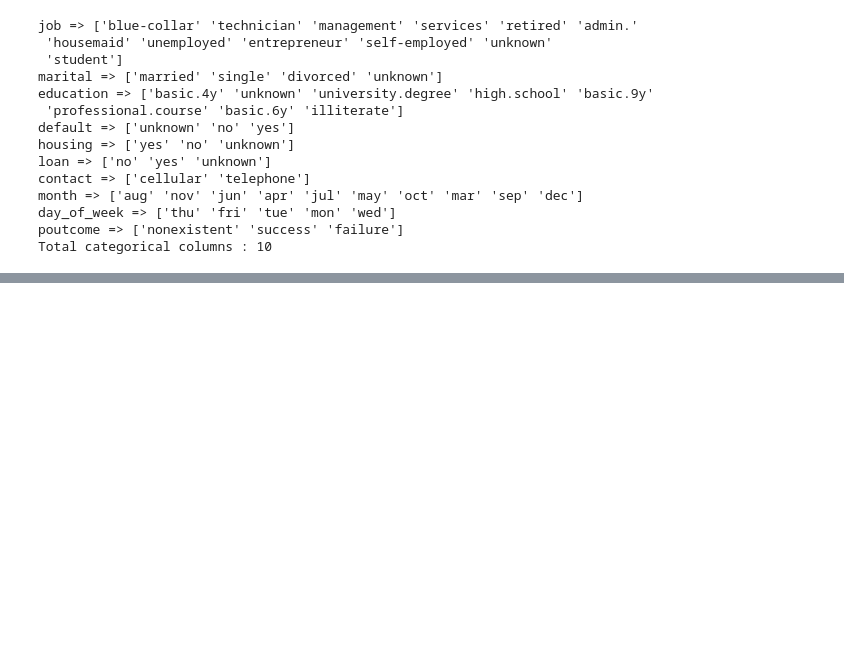
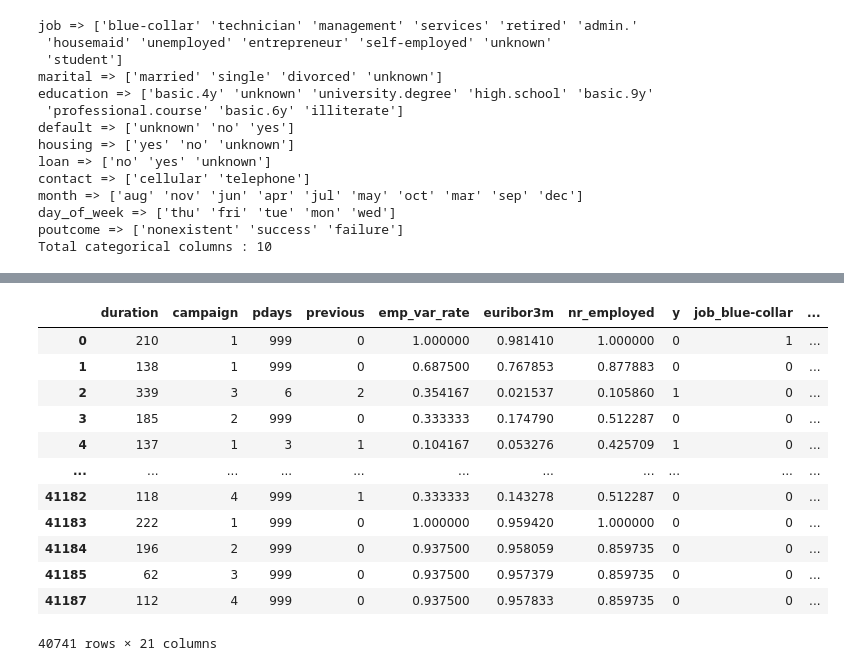
Before and after one commit to VavRe/data-mining-ut, a Jupyter notebook: Final/Campaign_Model.ipynb, the cells around one changed output, grey strips where cells are left out. Saved outputs shown, nothing was run; the diff lists cells and outputs as text; code cells hidden in the pictures; blank space fills up the shorter version.

```diff
--- a/Final/Campaign_Model.ipynb
+++ b/Final/Campaign_Model.ipynb
@@ -178,0 +168,3 @@ memory usage: 6.8 MB
+# %%
+# OneHot Encode categorical data and drop the first column of each categorical data
+df = pd.get_dummies(df, columns=['job', 'marital', 'education', 'default', 'housing', 'loan', 'contact', 'month', 'day_of_week', 'poutcome'], drop_first=True)
@@ -178,0 +239,21 @@ memory usage: 6.8 MB
+# %%
+# Delete the columns that are not in the best_cols
+for col in df.columns:
+    if col not in best_cols and col != 'y':
+        df.drop(col, axis=1, inplace=True)
+
+df
+# %% [output]
+|  | duration | campaign | pdays | previous | emp_var_rate | euribor3m | nr_employed | y | job_blue-collar | ... |
+| 0 | 210 | 1 | 999 | 0 | 1.000000 | 0.981410 | 1.000000 | 0 | 1 | ... |
+| 1 | 138 | 1 | 999 | 0 | 0.687500 | 0.767853 | 0.877883 | 0 | 0 | ... |
+| 2 | 339 | 3 | 6 | 2 | 0.354167 | 0.021537 | 0.105860 | 1 | 0 | ... |
+| 3 | 185 | 2 | 999 | 0 | 0.333333 | 0.174790 | 0.512287 | 0 | 0 | ... |
+| 4 | 137 | 1 | 3 | 1 | 0.104167 | 0.053276 | 0.425709 | 1 | 0 | ... |
+| ... | ... | ... | ... | ... | ... | ... | ... | ... | ... | ... |
+| 41182 | 118 | 4 | 999 | 1 | 0.333333 | 0.143278 | 0.512287 | 0 | 0 | ... |
+| 41183 | 222 | 1 | 999 | 0 | 1.000000 | 0.959420 | 1.000000 | 0 | 0 | ... |
+| 41184 | 196 | 2 | 999 | 0 | 0.937500 | 0.958059 | 0.859735 | 0 | 0 | ... |
+| 41185 | 62 | 3 | 999 | 0 | 0.937500 | 0.957379 | 0.859735 | 0 | 0 | ... |
+| 41187 | 112 | 4 | 999 | 0 | 0.937500 | 0.957833 | 0.859735 | 0 | 0 | ... |
+40741 rows × 21 columns
```
Also changed, not shown: parts of 37 cells of this notebook.
